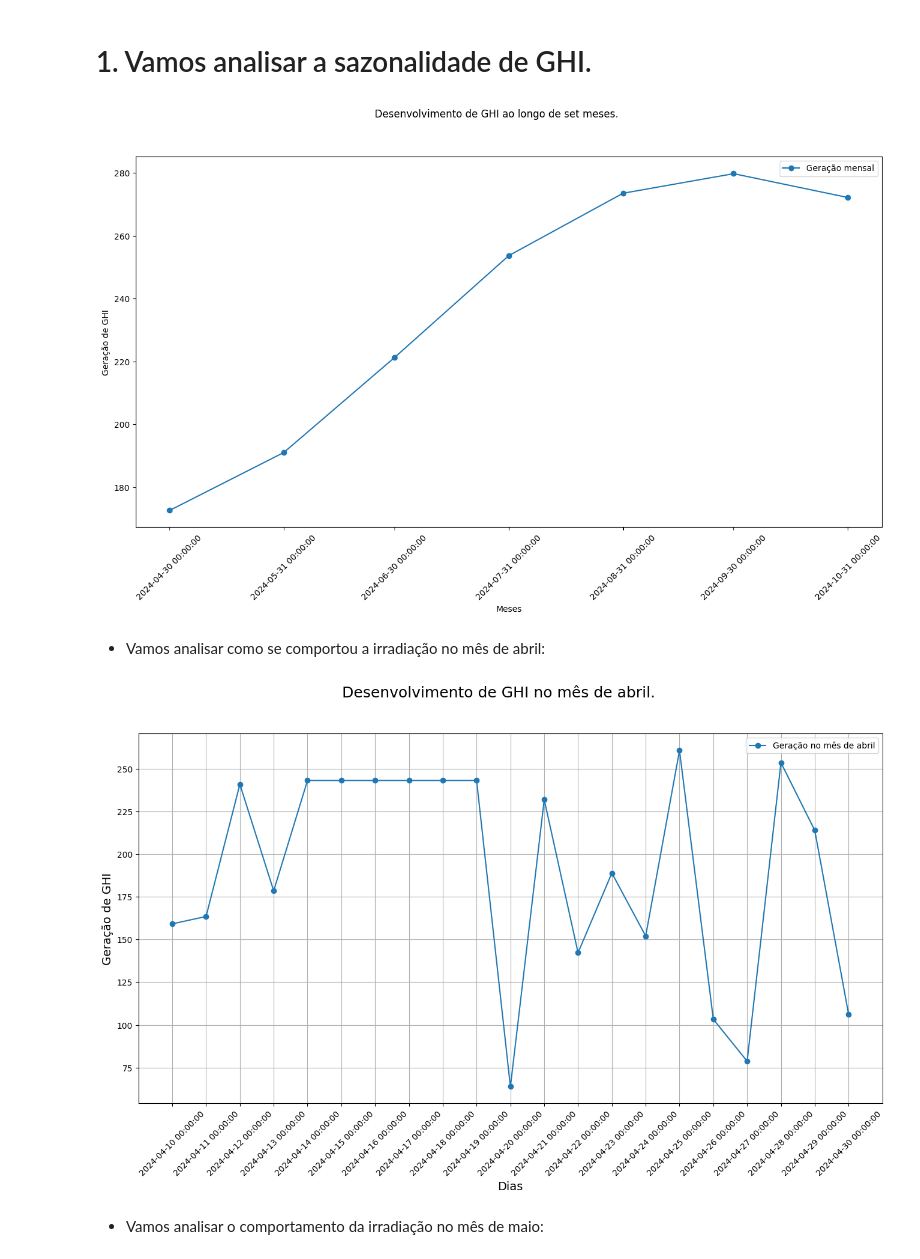
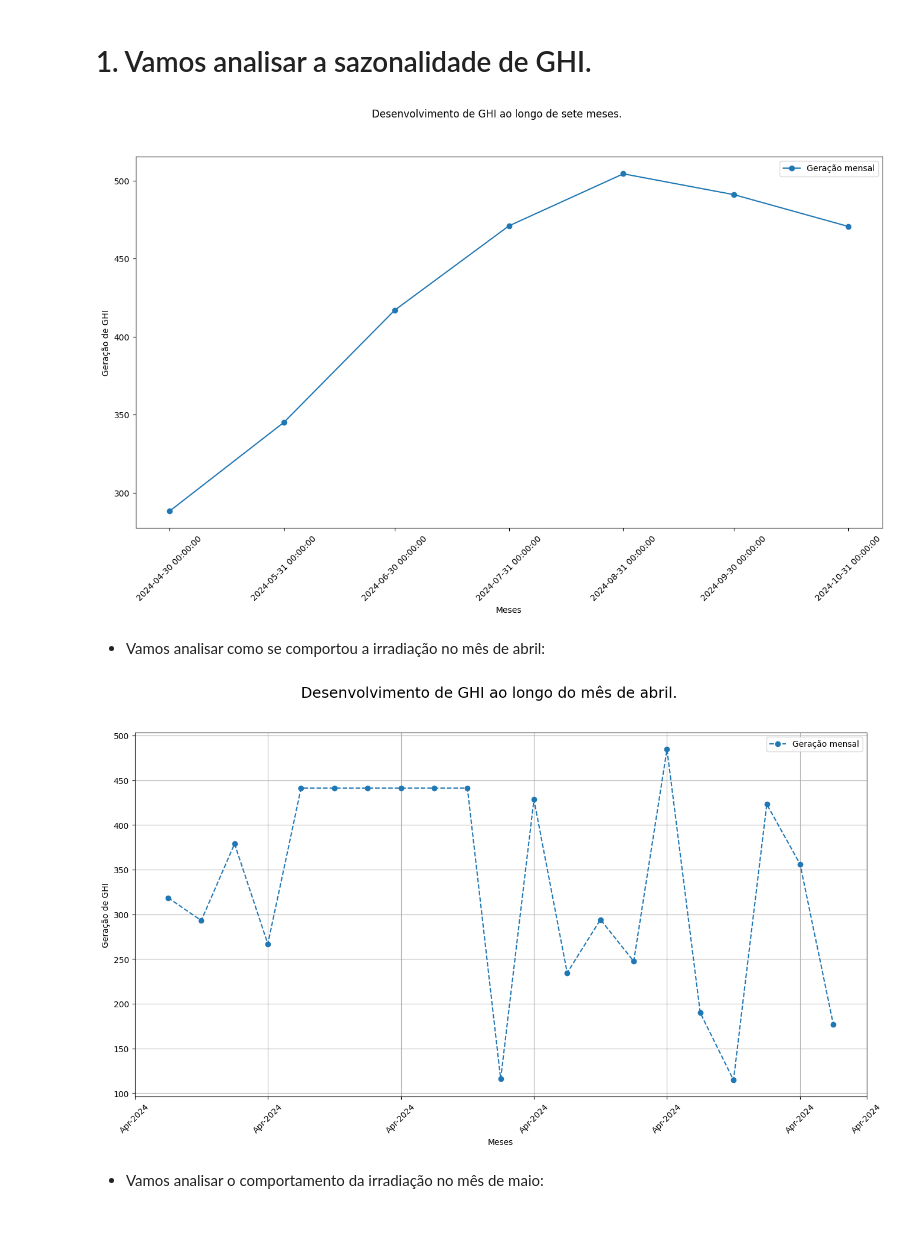
Before and after one commit to DanielCFigueira/Analise_metereologica_nordeste, a Jupyter notebook: Teste.ipynb, the cells around one changed output. Drawn from its saved outputs; the diff is of its cells as text; code cells hidden in the pictures; blank space fills up the shorter version.

```diff
--- a/Teste.ipynb
+++ b/Teste.ipynb
@@ -155,3 +155,9 @@ outliers_TAMB = (df['TAMB'] <= limite_inferior_TAMB) | (df['TAMB'] >= limite_sup
 limite_inferior_TAMB, limite_superior_TAMB
 # %% [output]
 (20.700000762939453, 38.05000305175781)
+# %%
+IQR_GHI = df['GHI'].quantile(0.75) - df['GHI'].quantile(0.25)
+limite_inferior_GHI = 0
+limite_superior_GHI = df['GHI'].quantile(0.75) + (1.5 * IQR_GHI)
+outliers_GHI = (df['GHI'] <= limite_inferior_GHI) | (df['GHI'] >= limite_superior_GHI)
+limite_inferior_GHI, limite_superior_GHI
@@ -158,6 +166,6 @@ limite_inferior_TAMB, limite_superior_TAMB
 # %%
 # Dataframe flitrado:
-outliers = (outliers_RH | outliers_TAMB)
+outliers = (outliers_RH | outliers_TAMB | outliers_GHI)
 df_limpo = df[~outliers]
 df_limpo
 # %% [output]
@@ -327,7 +335,7 @@ plt.show()
 # 1. Vamos analisar a sazonalidade de GHI.
 # %%
 fig, ax = plt.subplots(figsize=(16,8))
-plt.suptitle('Desenvolvimento de GHI ao longo de set meses.')
+plt.suptitle('Desenvolvimento de GHI ao longo de sete meses.')
 ax.plot(df_mensal['GHI'], label='Geração mensal', marker='o')
 ax.set_xlabel('Meses')
 ax.set_ylabel('Geração de GHI')
@@ -336,26 +344,24 @@ ax.set_xticklabels(df_mensal['GHI'].index, rotation=45)
 ax.legend()
 plt.show()
 # %% [output]
-[figure, old version]
+[figure, new version]
 # %% [markdown]
 * Vamos analisar como se comportou a irradiação no mês de abril:
 # %%
 # Primeiro selecionamos somente os registros do mês de abril:
 df_abril = df_diario[df_diario.index.month == 4]
 
-# Agora plotamos um graáfico para vê como se comportou o GHI no mês de abril:
 fig, ax = plt.subplots(figsize=(16,8))
-plt.suptitle('Desenvolvimento de GHI no mês de abril.', fontsize=18)
-ax.plot(df_abril['GHI'], label='Geração no mês de abril', marker='o')
-ax.set_xlabel('Dias', fontsize=14)
-ax.set_ylabel('Geração de GHI', fontsize=14)
-ax.set_xticks(df_abril['GHI'].index)
-ax.set_xticklabels(df_abril['GHI'].index, rotation=45)
+plt.suptitle('Desenvolvimento de GHI ao longo do mês de abril.', fontsize=18)
+ax.plot(df_abril['GHI'], label='Geração mensal', marker='o', linestyle='--')
+ax.set_xlabel('Meses')
+ax.set_ylabel('Geração de GHI')
+ax.set_xticklabels(df_abril['GHI'].index.strftime('%b-%Y'), rotation=45)
 ax.legend()
 plt.grid(True)
 plt.show()
 # %% [output]
-[figure, old version]
+[figure, new version]
 # %% [markdown]
 * Vamos analisar o  comportamento da irradiação no mês de maio:
 # %%
```
Also changed, not shown: parts of 22 cells of this notebook, 1 other file.
